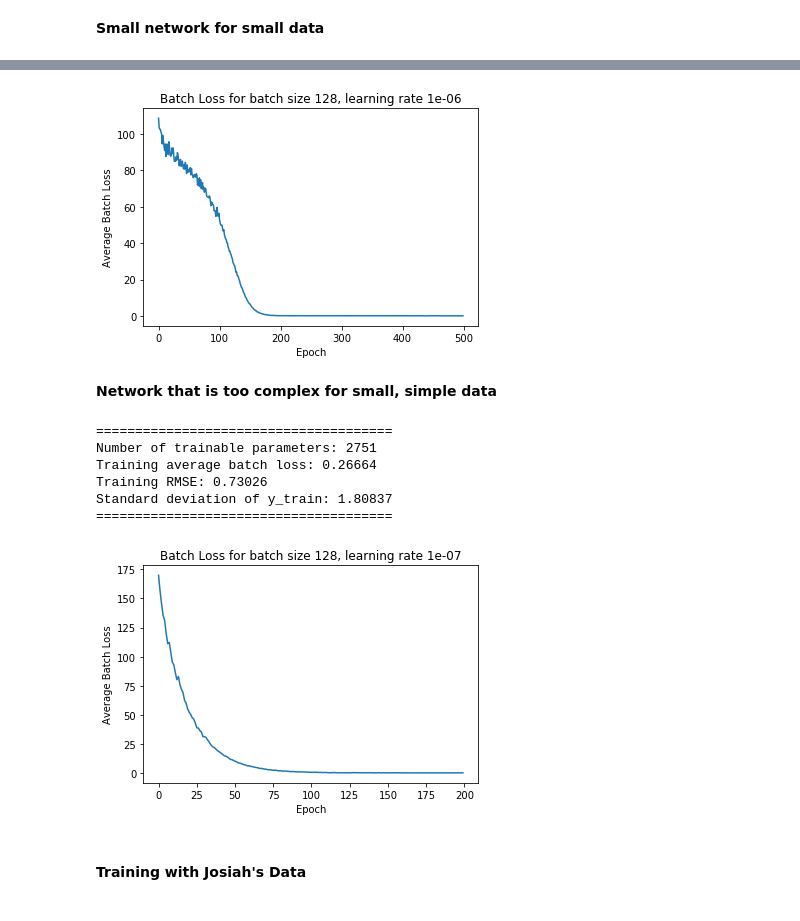
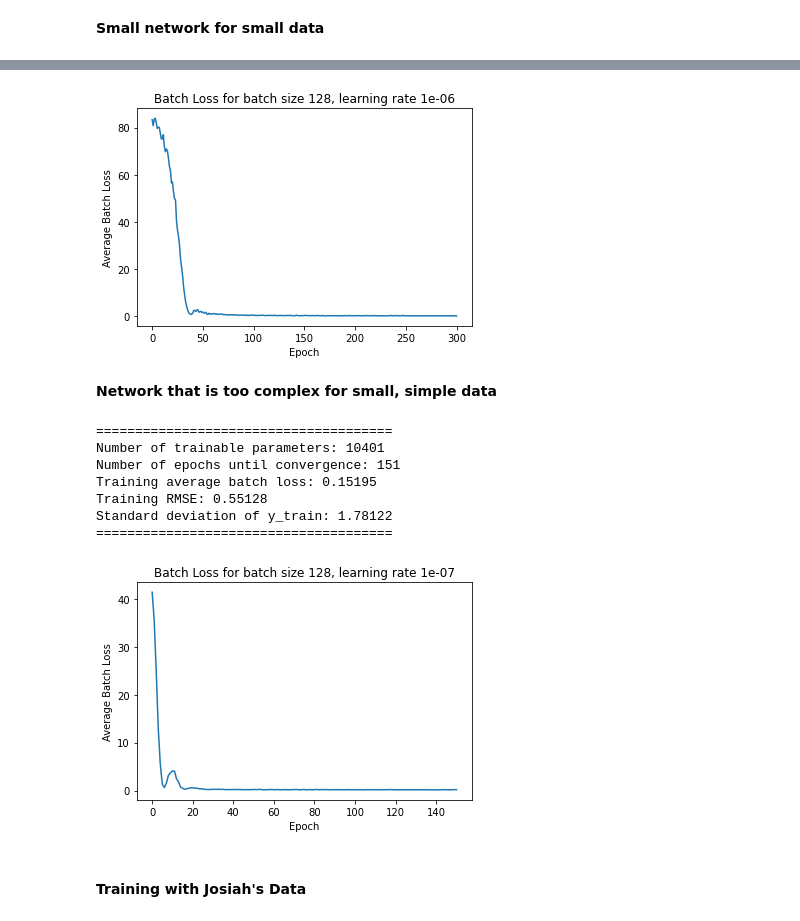
Before and after one commit to MasonOgden/Data401Project3, a Jupyter notebook: neural_network.ipynb, the cells around one changed output, grey strips where cells are left out. Saved outputs shown, nothing was run; the diff lists cells and outputs as text; code cells hidden in the pictures.

```diff
--- a/neural_network.ipynb
+++ b/neural_network.ipynb
@@ -411,6 +412,9 @@ class NeuralNetwork:
 
         return current_array.reshape(this_B, )
 
+    def validation_rmse(self, X_val, y_val):
+        preds = self.predict(X_val)
+        return self.__rmse(y_val, preds)
 
 
     def validate(self, X_val, y_val):
@@ -479,8 +483,13 @@ width = 4
 # Training:
 train_net = NeuralNetwork(depth, width,
                           batch_size,
-                          learning_rate, max_num_iterations,
-                          activation = "leaky relu")
+                          learning_rate_init = learning_rate,
+                          convergence_criteria = 0.005,
+                          max_num_iterations=max_num_iterations,
+                          momentum=0.9,
+                          activation = "leaky relu",
+                          lambda_rate = 1,
+                          weight_initialization = 'He')
 train_net.fit(X, y)
 train_net.train_metrics()
 # %% [output]
@@ -492,5 +502,5 @@ Standard deviation of y_train: 1.80837
 ======================================
-[figure, old version]
+[figure, new version]
 # %% [markdown]
 **Network that is too complex for small, simple data**
 # %%
@@ -499,23 +509,29 @@ batch_size = 128
 learning_rate = 0.0000001
 max_num_iterations = 200
 width = 50
-depth = 2
+depth = 5
 
 # Training:
-train_net  =NeuralNetwork(depth, width,
-                          batch_size,
-                          learning_rate, max_num_iterations,
-                          activation = "leaky relu")
+train_net = NeuralNetwork(depth, width,
+                           batch_size,
+                           learning_rate_init = learning_rate,
+                           convergence_criteria = 0.005,
+                           max_num_iterations=max_num_iterations,
+                           momentum=0.8,
+                           activation = "leaky relu",
+                           lambda_rate = 1,
+                           weight_initialization = 'He')
 train_net.fit(X, y)
 train_net.train_metrics()
 # %% [output]
 ======================================
-Number of trainable parameters: 2751
-Training average batch loss: 0.26664
-Training RMSE: 0.73026
-Standard deviation of y_train: 1.80837
+Number of trainable parameters: 10401
+Number of epochs until convergence: 151
+Training average batch loss: 0.15195
+Training RMSE: 0.55128
+Standard deviation of y_train: 1.78122
 ======================================
-[figure, old version]
+[figure, new version]
 # %% [markdown]
 #### Training with Josiah's Data
 # %% [markdown]
```
Also changed, not shown: parts of 8 cells of this notebook.
